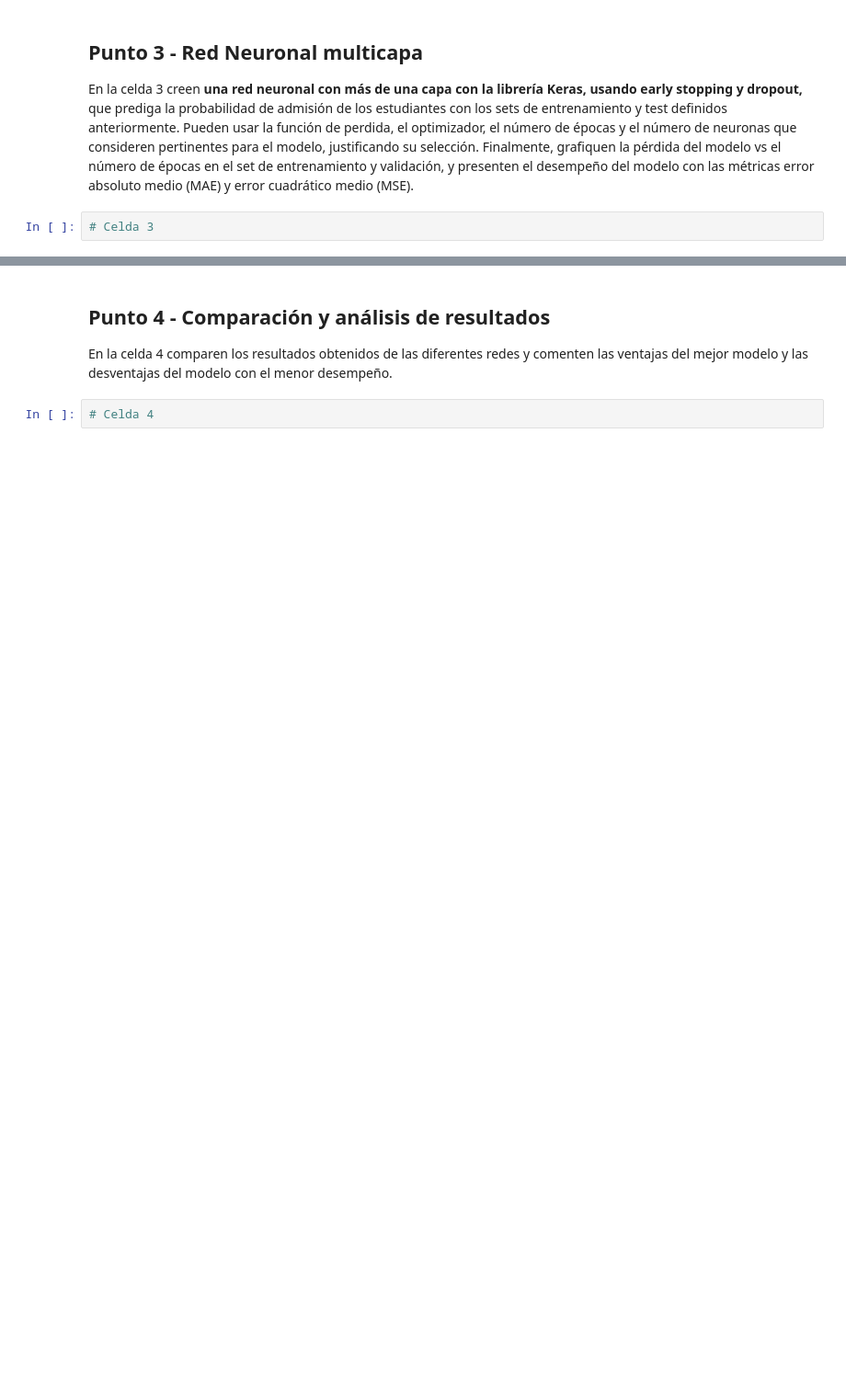
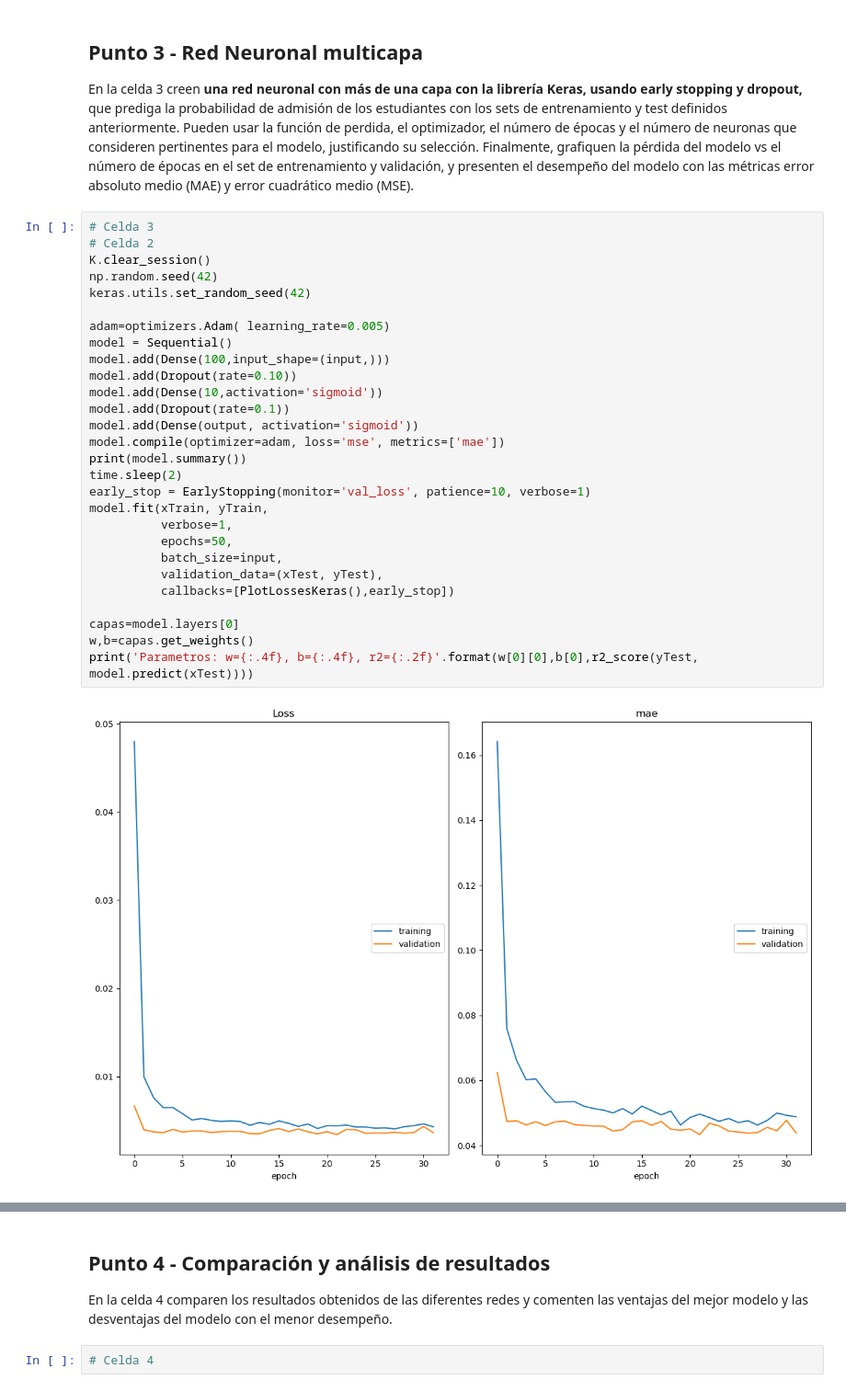
Before and after one commit to anfisbena/MIAD_NLP_2024, a Jupyter notebook: Semana 6/S6TC1-Redes_Neuronales.ipynb, the cells around one changed output, grey strips where cells are left out. Shown: that part at 92% size. Saved outputs shown, nothing was run; the diff lists cells and outputs as text; blank space fills up the shorter version.

```diff
--- a/Semana 6/S6TC1-Redes_Neuronales.ipynb
+++ b/Semana 6/S6TC1-Redes_Neuronales.ipynb
@@ -101,5 +154,33 @@ En la celda 2 creen una **red neuronal con dos capas** con la librería Keras, q
 ## Punto 3  - Red Neuronal multicapa
 
 En la celda 3 creen **una red neuronal con más de una capa con la librería Keras, usando early stopping y dropout,** que prediga la probabilidad de admisión de los estudiantes con los sets de entrenamiento y test definidos anteriormente. Pueden usar la función de perdida, el optimizador, el número de épocas y el número de neuronas que consideren pertinentes para el modelo, justificando su selección. Finalmente, grafiquen la pérdida del modelo vs el número de épocas en el set de entrenamiento y validación, y presenten el desempeño del modelo con las métricas error absoluto medio (MAE) y error cuadrático medio (MSE).
-# %%
-# Celda 3
+# %%
+# Celda 3
+# Celda 2
+K.clear_session()
+np.random.seed(42)
+keras.utils.set_random_seed(42)
+
+adam=optimizers.Adam( learning_rate=0.005)
+model = Sequential()
+model.add(Dense(100,input_shape=(input,)))
+model.add(Dropout(rate=0.10))
+model.add(Dense(10,activation='sigmoid'))
+model.add(Dropout(rate=0.1))
+model.add(Dense(output, activation='sigmoid'))
+model.compile(optimizer=adam, loss='mse', metrics=['mae'])
+print(model.summary())
+time.sleep(2)
+early_stop = EarlyStopping(monitor='val_loss', patience=10, verbose=1)
+model.fit(xTrain, yTrain,
+          verbose=1,
+          epochs=50,
+          batch_size=input,
+          validation_data=(xTest, yTest),
+          callbacks=[PlotLossesKeras(),early_stop])
+
+capas=model.layers[0]
+w,b=capas.get_weights()
+print('Parametros: w={:.4f}, b={:.4f}, r2={:.2f}'.format(w[0][0],b[0],r2_score(yTest, model.predict(xTest))))
+# %% [output]
+[figure, added]
```
Also changed, not shown: parts of 10 cells of this notebook.
